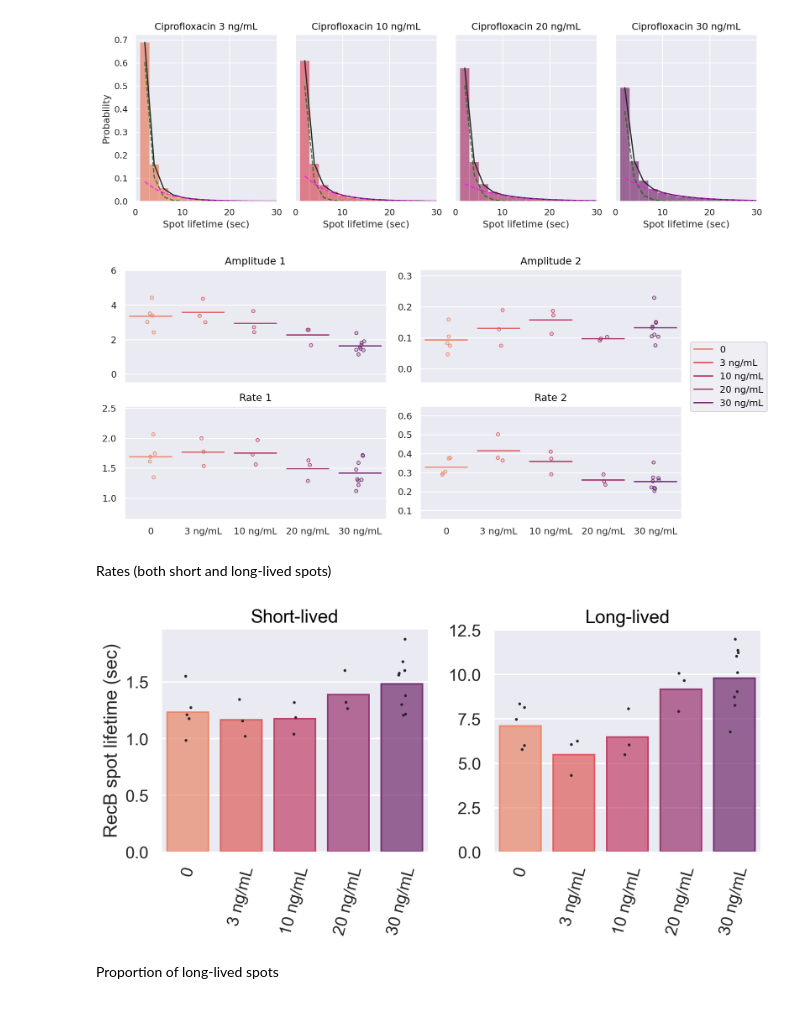
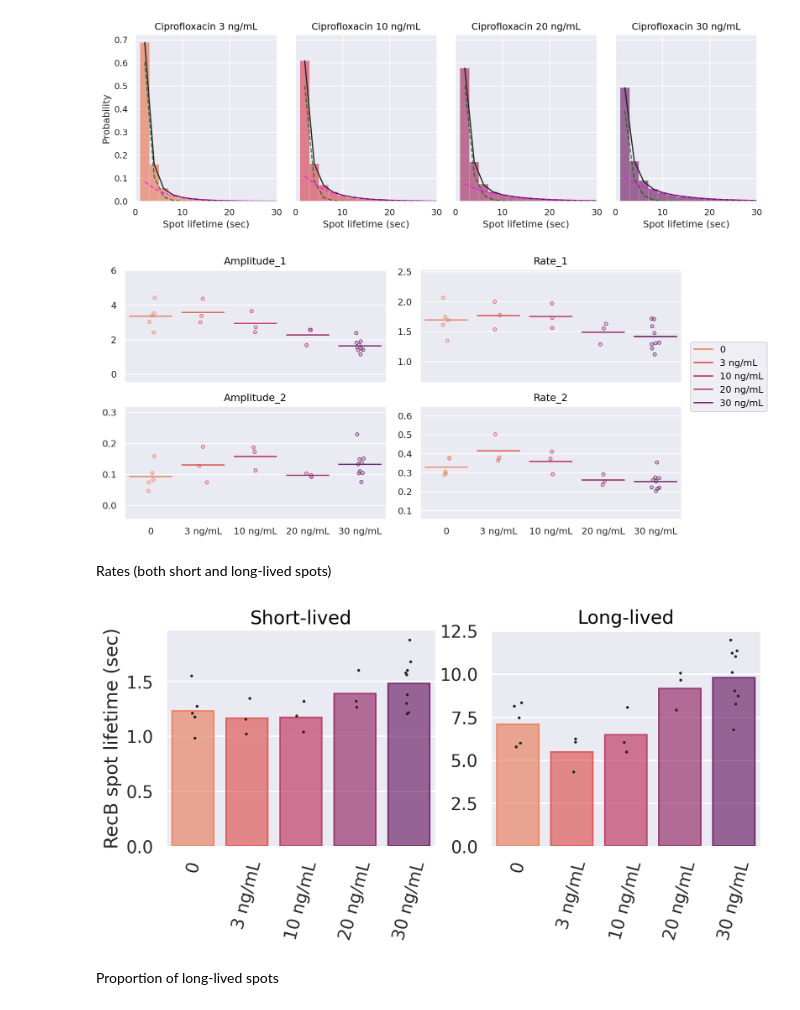
Before and after one commit to DanielThedie/RecB_article, a Jupyter notebook: Notebooks/2_Ciprofloxacin_damage/Long_RecB_spots.ipynb, the cells around one changed output. Cells and saved outputs as stored; diff of their text form; code cells hidden in the pictures.

```diff
--- a/Notebooks/2_Ciprofloxacin_damage/Long_RecB_spots.ipynb
+++ b/Notebooks/2_Ciprofloxacin_damage/Long_RecB_spots.ipynb
@@ -3,7 +3,7 @@
 # %%
 from pyberries.data import DatasetPool
 
-data = (DatasetPool(path='/media/daniel/HDD Daniel/DanielThedie/BACMMAN/Timelapse',
+data = (DatasetPool(path='/home/daniel/Documents/BACMMAN/Timelapse',
                     dsList=['230725_1', '230725_2', '230126_DT23', '230719_1', '230719_2',
                             '230817_1', '230810_1', '230816_1',
                             '230906_2', '230912_1', '230912_2',
@@ -92,9 +89,9 @@ bleaching_parameters = bleaching_fit.get_fit_parameters(param_names=['Amplitude'
 # %% [markdown]
 Adjust bleaching rates for exposure time
 # %%
-bleaching_rates = (bleaching_fit.get_fit_parameters(param_names=['Amplitude', 'Rate', 'Offset'])
-                   .query('Param_name == "Rate"')
-                   .assign(Adjusted_rate=lambda df: df.Fitted_param.div(2))
+bleaching_rates = (bleaching_fit.parameters
+                   .query('Parameter == "Rate"')
+                   .assign(Adjusted_rate=lambda df: df.Value.div(2))
                    )
 
 (
@@ -120,21 +117,24 @@ from pyberries.data import get_model
 import pandas as pd
 import numpy as np
 
-hist = get_histogram(data.RecB_spots, col='TrackLength', binsize=1, groupby=['Group', 'Dataset'], density=True, discrete=False, binlabels='left')
+hist = get_histogram(data.RecB_spots, col='TrackLength', binsize=1, groupby=['Group', 'Dataset'],
+                     density=True, discrete=False, binlabels='left')
 lifetime_fit = Fit(hist, x='TrackLength', y='proportion', model_type='biexp_decay',
                    groupby=['Group', 'Dataset'], p0=[1, 1, 0.1, 0.1])
 
 
 monoexp_decay = get_model('monoexp_decay')
 
-fit_params = lifetime_fit.get_fit_parameters(param_names=['a1', 'b1', 'a2', 'b2'])
-
-lifetime_fit.data[['Fit_fast', 'Fit_slow', 'p_slow']] = pd.DataFrame(columns=['Fit_fast', 'Fit_slow', 'p_slow'], dtype='float64')
+lifetime_fit.data[['Fit_fast', 'Fit_slow']] = pd.DataFrame(columns=['Fit_fast', 'Fit_slow'], dtype='float64')
 for ds, df in lifetime_fit.data.groupby('Dataset'):
-    params = fit_params.query('Dataset == @ds')
+    params = lifetime_fit.parameters.query('Dataset == @ds')
     df = (df
-          .assign(Fit_fast = lambda df: monoexp_decay(df.TrackLength, a=params.Fitted_param.iloc[0], b=params.Fitted_param.iloc[1]),
-                  Fit_slow = lambda df: monoexp_decay(df.TrackLength, a=params.Fitted_param.iloc[2], b=params.Fitted_param.iloc[3]),
-                  p_slow = lambda df: df.Fit_slow/(df.Fit_slow + df.Fit_fast))
+          .assign(Fit_fast = lambda df: monoexp_decay(df.TrackLength,
+                                                      Amplitude=params.query('Parameter == "Amplitude_1"').Value.iloc[0],
+                                                      Rate=params.query('Parameter == "Rate_1"').Value.iloc[0]),
+                  Fit_slow = lambda df: monoexp_decay(df.TrackLength,
+                                                      Amplitude=params.query('Parameter == "Amplitude_2"').Value.iloc[0],
+                                                      Rate=params.query('Parameter == "Rate_2"').Value.iloc[0])
+                  )
           )
     lifetime_fit.data.loc[lifetime_fit.data.Dataset == ds,:] = df
@@ -169,12 +171,10 @@ df = (lifetime_fit
 # %%
 import seaborn.objects as so
 
-biexp_parameters = lifetime_fit.get_fit_parameters(param_names=['Amplitude 1', 'Rate 1', 'Amplitude 2', 'Rate 2'])
-
 (
-    so.Plot(biexp_parameters, x='Group', y='Fitted_param', color='Group')
+    so.Plot(lifetime_fit.parameters, x='Group', y='Value', color='Group')
     .layout(size=(10, 5))
-    .facet(col='Param_name', wrap=2)
+    .facet(col='Parameter', wrap=2)
     .add(so.Dash(), so.Agg())
     .add(so.Dots(), so.Jitter(), legend=False)
     .scale(color='flare')
@@ -185,40 +185,42 @@ biexp_parameters = lifetime_fit.get_fit_parameters(param_names=['Amplitude 1', '
     # .save(loc='/media/daniel/HDD Daniel/Daniel Thédié/Python/RecB_article_figures/SI_Figures/Bleaching_parameters_cipro0.svg', format='svg', bbox_inches='tight')
 )
 # %% [output]
-[figure, old version]
+[figure, new version]
 # %% [markdown]
 Rates (both short and long-lived spots)
 # %%
 from seaborn import plotting_context
 import numpy as np
 
-df = (lifetime_fit.get_rates(dt=2, offset=list(bleaching_rates.Adjusted_rate))
-                  .assign(Lifetime=lambda df: 1/df.Rate
-                          )
-                  .replace({'Fast':'Short-lived', 'Slow':'Long-lived'})
-         )
+df = (lifetime_fit
+      .parameters
+      .query('Parameter in ["Rate_1", "Rate_2"]')
+      .merge(bleaching_rates[['Dataset', 'Value']], on='Dataset', suffixes=(None, '_bleaching'))
+      .assign(Lifetime=lambda df: 1/(df.Value - df.Value_bleaching) *2)
+      .replace({'Rate_1':'Short-lived', 'Rate_2':'Long-lived'})
+      )
 
 p = (
     so.Plot(df, x='Group', y='Lifetime', color='Group')
     .layout(size=(9.5,5))
-    .facet(col='Rate_type')
+    .facet(col='Parameter')
     .add(so.Bar(), so.Agg(), legend=False)
     .add(so.Dots(color='k', fillalpha=1, marker='.'), so.Jitter(), legend=False)
     .scale(color='flare')
     .share(y=False)
     .limit(y=(None, None))
     .label(x="", y="RecB spot lifetime (sec)", color='Ciprofloxacin')
     .theme(plotting_context('talk'))
     .plot()
 )
 
 p._figure.axes[0].xaxis.set_tick_params(rotation=75)
 p._figure.axes[1].xaxis.set_tick_params(rotation=75)
 
-# display(p)
-p.save(loc='D:\\DanielThedie\\Figures\\RecB_article_figures\\2_Cipro_RecB\\RecB_lifetimes.svg', format='svg', bbox_inches='tight')
+display(p)
+# p.save(loc='D:\\DanielThedie\\Figures\\RecB_article_figures\\2_Cipro_RecB\\RecB_lifetimes.svg', format='svg', bbox_inches='tight')
 # %% [output]
-[figure, old version]
+[figure, new version]
 # %% [markdown]
 Proportion of long-lived spots
 # %%
```
Also changed, not shown: parts of 7 cells of this notebook.
